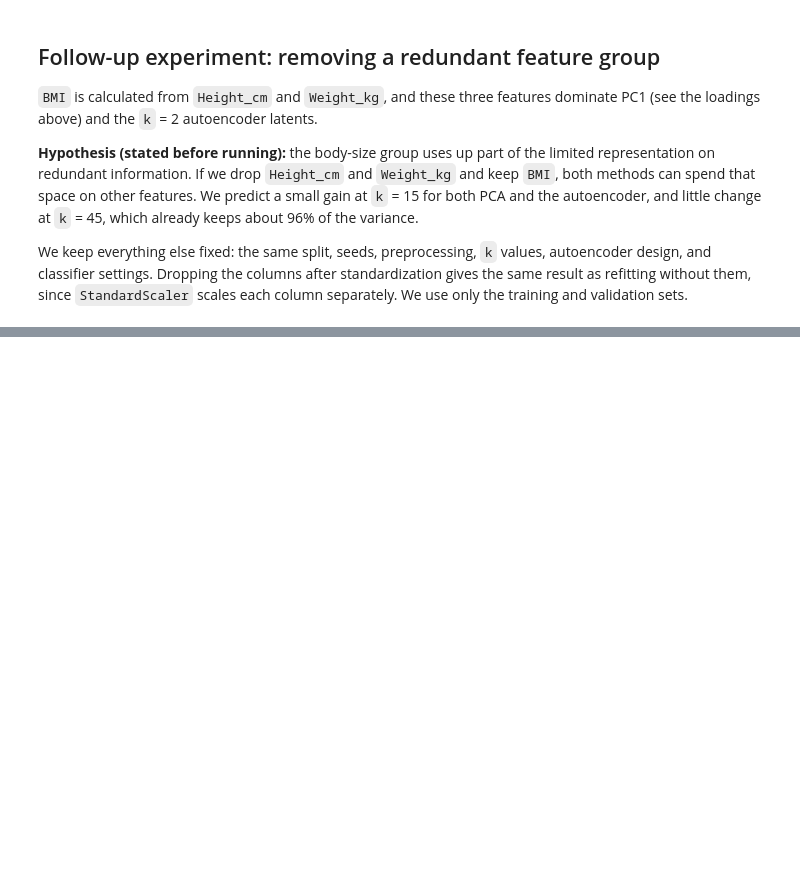
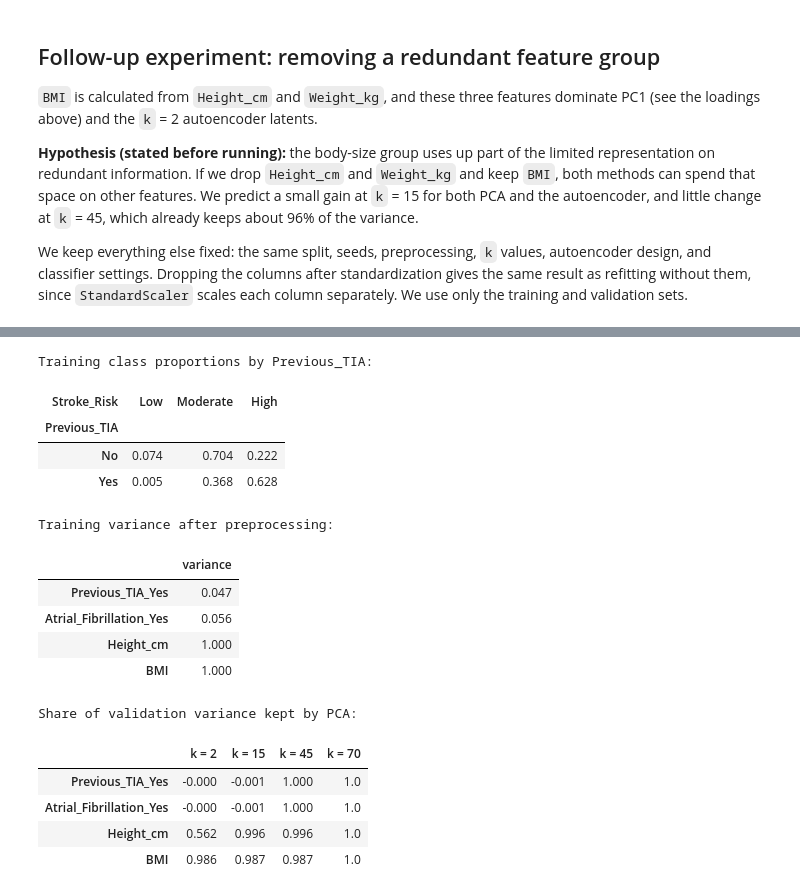
Before and after one commit to Gabriel-Labariento/csci114, a Jupyter notebook: lab2/lab2.ipynb, the cells around one changed output, grey strips where cells are left out. Drawn from its saved outputs; the diff is of its cells as text; code cells hidden in the pictures; blank space fills up the shorter version.

```diff
--- a/lab2/lab2.ipynb
+++ b/lab2/lab2.ipynb
@@ -1298,3 +1341,37 @@ Validation macro F1 without Height_cm and Weight_kg (change = vs. all 89 inputs)
+# %%
+print("Training class proportions by Previous_TIA:")
+display(pd.crosstab(X_train["Previous_TIA"], y_train, normalize="index")[CLASS_NAMES].round(3))
+
+probe_features = ["Previous_TIA_Yes", "Atrial_Fibrillation_Yes", "Height_cm", "BMI"]
+probe_columns = [feature_names.index(name) for name in probe_features]
+print("Training variance after preprocessing:")
+display(pd.Series(X_train_processed[:, probe_columns].var(axis=0), index=probe_features).round(3).to_frame("variance"))
+
+retained = {}
+for k in candidate_dimensions:
+    reconstruction = pca_models[k].inverse_transform(pca_models[k].transform(X_val_processed))
+    error = ((X_val_processed - reconstruction) ** 2).mean(axis=0)
+    retained[f"k = {k}"] = 1 - error[probe_columns] / X_val_processed[:, probe_columns].var(axis=0)
+print("Share of validation variance kept by PCA:")
+display(pd.DataFrame(retained, index=probe_features).round(3))
+# %% [output]
+Training class proportions by Previous_TIA:
+| Stroke_Risk | Low | Moderate | High |
+| Previous_TIA |  |  |  |
+| No | 0.074 | 0.704 | 0.222 |
+| Yes | 0.005 | 0.368 | 0.628 |
+Training variance after preprocessing:
+|  | variance |
+| Previous_TIA_Yes | 0.047 |
+| Atrial_Fibrillation_Yes | 0.056 |
+| Height_cm | 1.000 |
+| BMI | 1.000 |
+Share of validation variance kept by PCA:
+|  | k = 2 | k = 15 | k = 45 | k = 70 |
+| Previous_TIA_Yes | -0.000 | -0.001 | 1.000 | 1.0 |
+| Atrial_Fibrillation_Yes | -0.000 | -0.001 | 1.000 | 1.0 |
+| Height_cm | 0.562 | 0.996 | 0.996 | 1.0 |
+| BMI | 0.986 | 0.987 | 0.987 | 1.0 |
 # %% [markdown]
 ## Guide Questions
 
```
Also changed, not shown: parts of 25 cells of this notebook.
